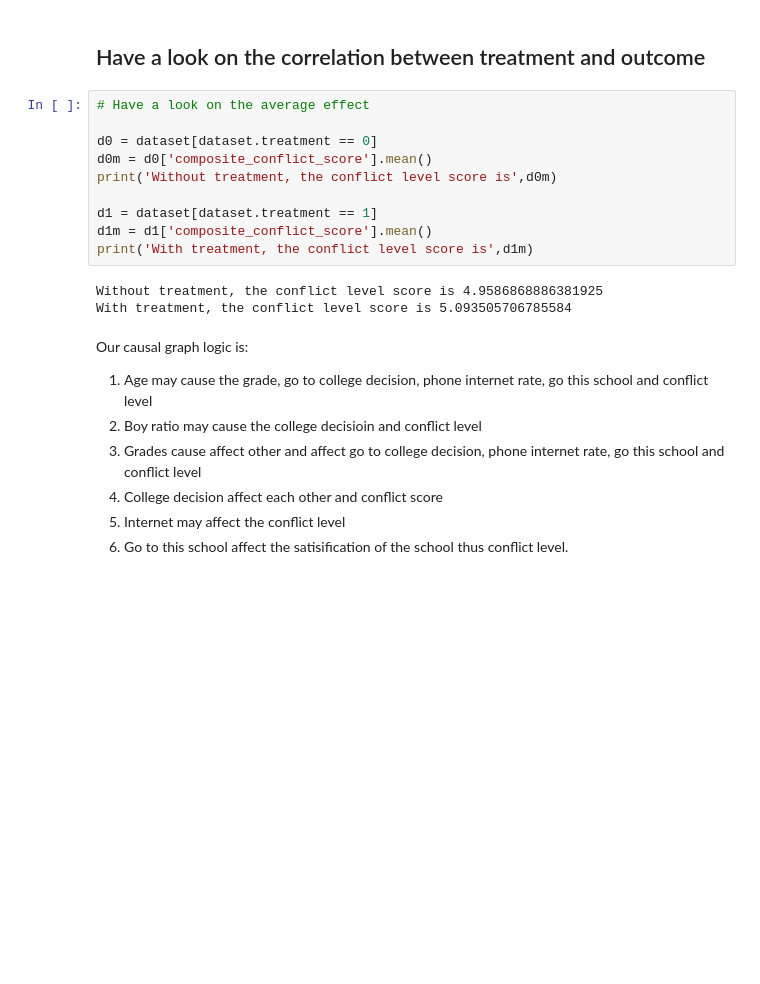
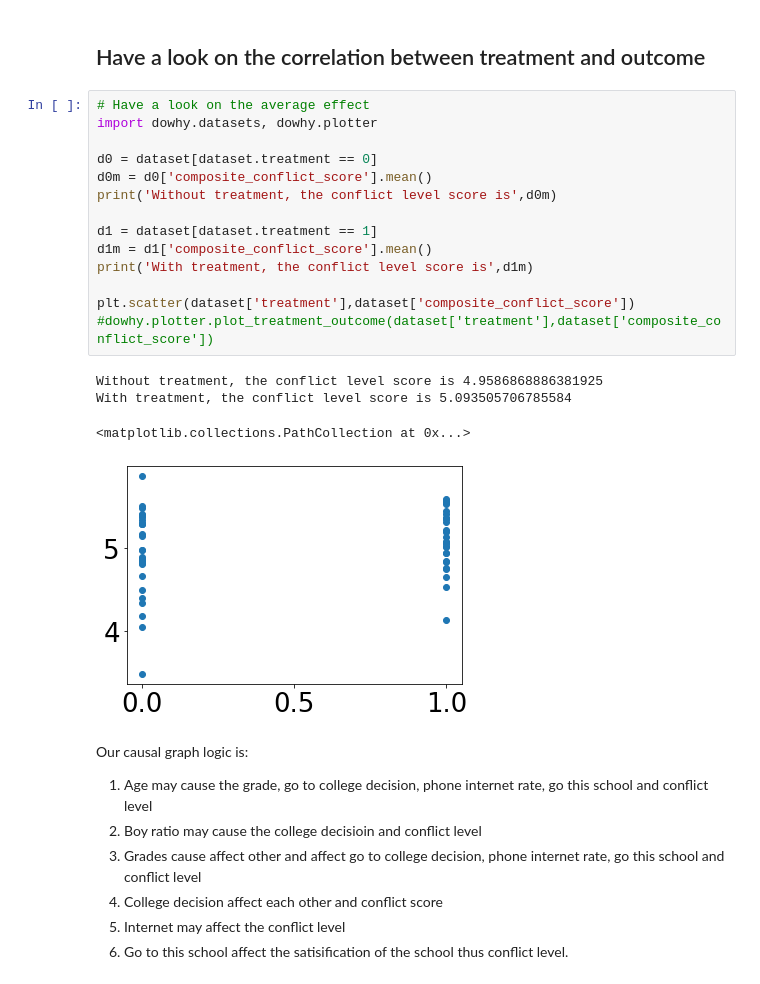
Before and after one commit to JipengSun/Causal_Inference_Anticonflict, a Jupyter notebook: causal_inference_pipeline.ipynb, the cells around one changed output. Cells and saved outputs as stored; diff of their text form; blank space fills up the shorter version.

Commit message:
Update with scatter graph

```diff
--- a/causal_inference_pipeline.ipynb
+++ b/causal_inference_pipeline.ipynb
@@ -64,17 +64,23 @@ Index(['SCHID', 'AGEC_NEW', 'treatment', 'boy_ratio', 'sixth_grade',
 ## Have a look on the correlation between treatment and outcome
 # %%
 # Have a look on the average effect
+import dowhy.datasets, dowhy.plotter
 
 d0 = dataset[dataset.treatment == 0]
 d0m = d0['composite_conflict_score'].mean()
 print('Without treatment, the conflict level score is',d0m)
 
 d1 = dataset[dataset.treatment == 1]
 d1m = d1['composite_conflict_score'].mean()
 print('With treatment, the conflict level score is',d1m)
+
+plt.scatter(dataset['treatment'],dataset['composite_conflict_score'])
+#dowhy.plotter.plot_treatment_outcome(dataset['treatment'],dataset['composite_conflict_score'])
 # %% [output]
 Without treatment, the conflict level score is 4.9586868886381925
 With treatment, the conflict level score is 5.093505706785584
+<matplotlib.collections.PathCollection at 0x...>
+[figure, added]
 # %% [markdown]
 Our causal graph logic is:
 1. Age may cause the grade, go to college decision, phone internet rate, go this school and conflict level
```
